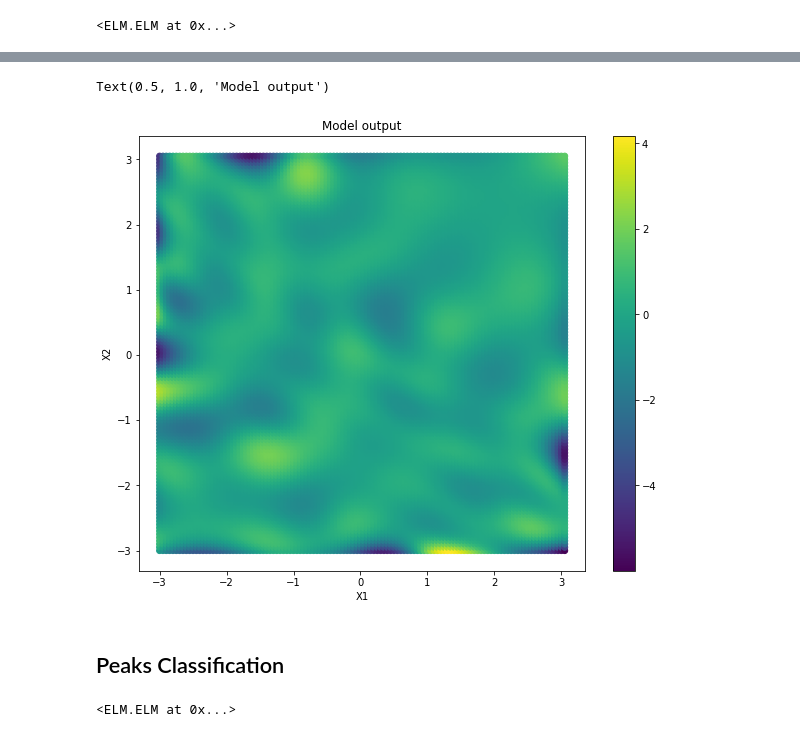
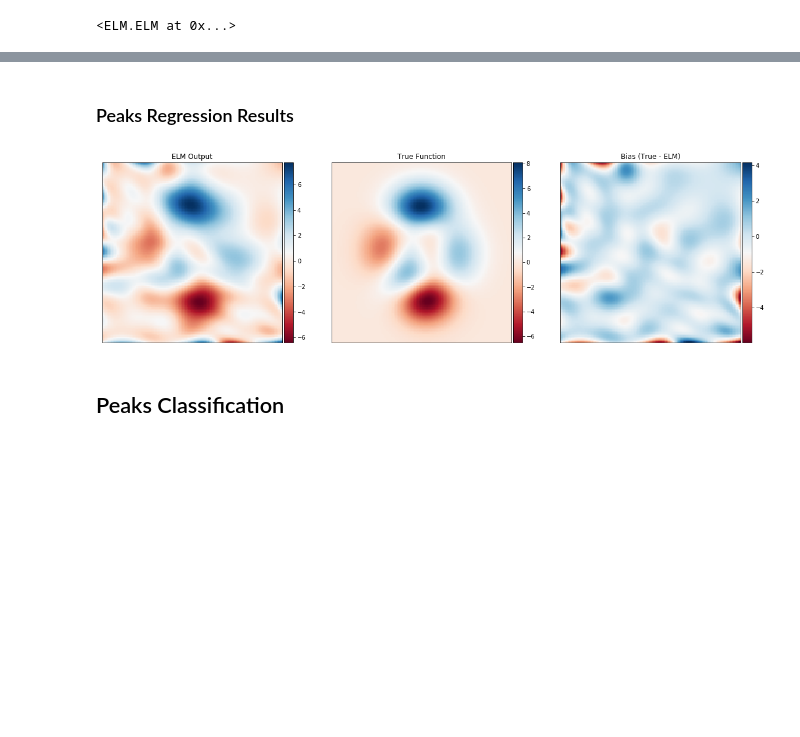
Before and after one commit to tXiao95/py_experiments, a Jupyter notebook: ExtremeLearningMachine.ipynb, the cells around one changed output, grey strips where cells are left out. Cells and saved outputs as stored; diff of their text form; code cells hidden in the pictures; blank space fills up the shorter version.

```diff
--- a/ExtremeLearningMachine.ipynb
+++ b/ExtremeLearningMachine.ipynb
@@ -127,0 +112,2 @@ array([[[-3. , -3. , -3. , ..., -3. , -3. , -3. ],
+# %%
+true_function = np.vectorize(true_function)
@@ -131,7 +119,13 @@ model_reg.fit(Ytrain=Ytrain, Ctrain=Ctrain, m=100, sigma=np.tanh, type="reg")
 # %% [output]
 <ELM.ELM at 0x...>
 # %%
-X = np.arange(-3,3.1,.05)
-Y = np.arange(-3,3.1,.05)
-Grid = np.array([np.array([x, y]) for x in X for y in Y]).T
+# Model Preds grid
+x = np.arange(-3,3.1,.05)
+y = np.arange(-3,3.1,.05)[::-1]
+Grid = np.array([np.array([a, b]) for a in x for b in y]).T
 preds = model_reg.predict(Grid)
+preds = np.reshape(preds, newshape=(len(x),len(y))).T
+
+# True function grid
+X, Y = np.meshgrid(x,y)
+output = true_function(X, Y)
@@ -159,2 +131,0 @@ Grid.shape
-# %%
-output = np.apply_along_axis(true_function, 0, Grid)
@@ -175,14 +132,36 @@ Text(0.5, 1.0, 'Model output')
-# %%
-plt.figure(figsize = (10,8))
-#plt.scatter(Ytrain[0], Ytrain[1], c = Ctrain[0])
-plt.scatter(Grid[0], Grid[1], c = output - preds[0])
-plt.xlabel("X1")
-plt.ylabel("X2")
-plt.colorbar()
-plt.title('Model output')
-# %% [output]
-Text(0.5, 1.0, 'Model output')
-[figure, removed]
+# %% [markdown]
+### Peaks Regression Results
+# %%
+def colorbar(mappable):
+    from mpl_toolkits.axes_grid1 import make_axes_locatable
+    import matplotlib.pyplot as plt
+    last_axes = plt.gca()
+    ax = mappable.axes
+    fig = ax.figure
+    divider = make_axes_locatable(ax)
+    cax = divider.append_axes("right", size="5%", pad=0.05)
+    cbar = fig.colorbar(mappable, cax=cax)
+    plt.sca(last_axes)
+    return cbar
+# %%
+fig, ax = plt.subplots(1, 3, sharex='col', sharey='row')
+fig.set_figheight(10)
+fig.set_figwidth(20)
+im0 = ax[0].imshow(preds, interpolation='none', cmap='RdBu')
+ax[0].set_title("ELM Output")
+colorbar(im0)
+im1 = ax[1].imshow(output, interpolation='none', cmap='RdBu')
+ax[1].set_title("True Function")
+colorbar(im1)
+im2 = ax[2].imshow(output - preds, interpolation='none', cmap='RdBu')
+ax[2].set_title("Bias (True - ELM)")
+colorbar(im2)
+
+for axs in ax:
+    axs.set_xticks([])
+    axs.set_yticks([])
+# %% [output]
+[figure, added]
 # %% [markdown]
 ## Peaks Classification
 # %%
@@ -194,8 +173,3 @@ Ytrain = Y['Ytrain']
 Ytest = Y['Ytest']
 Ctrain = Y['Ctrain']
 Ctest = Y['Ctest']
-
-model_reg = ELM.ELM()
-model_reg.fit(Ytrain=Ytrain, Ctrain=Ctrain, m=100, sigma=np.tanh, type="class")
-# %% [output]
-<ELM.ELM at 0x...>
```
Also changed, not shown: parts of 25 cells of this notebook.
